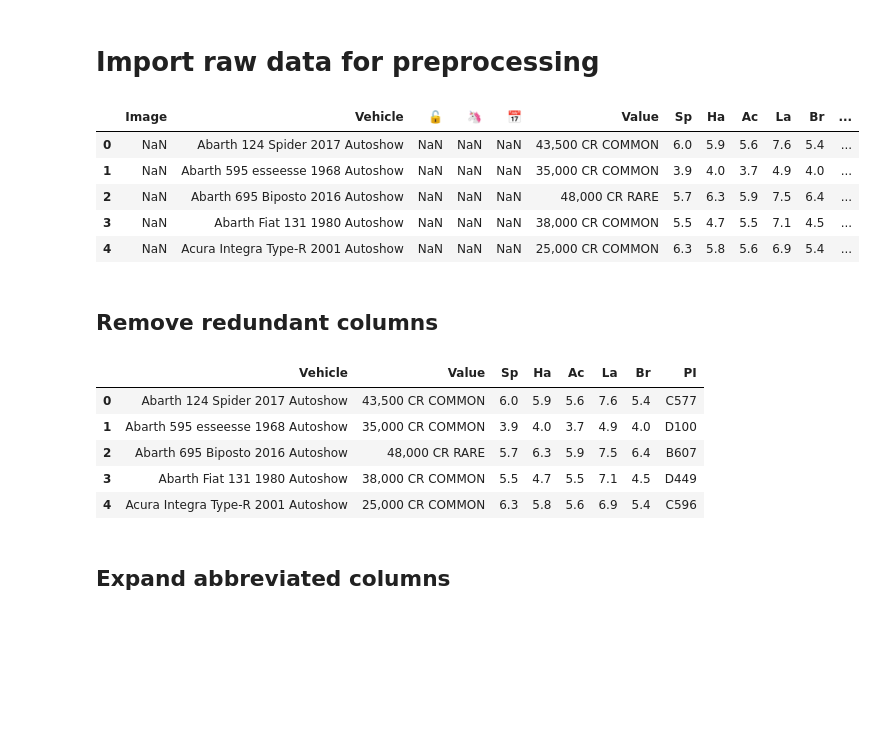
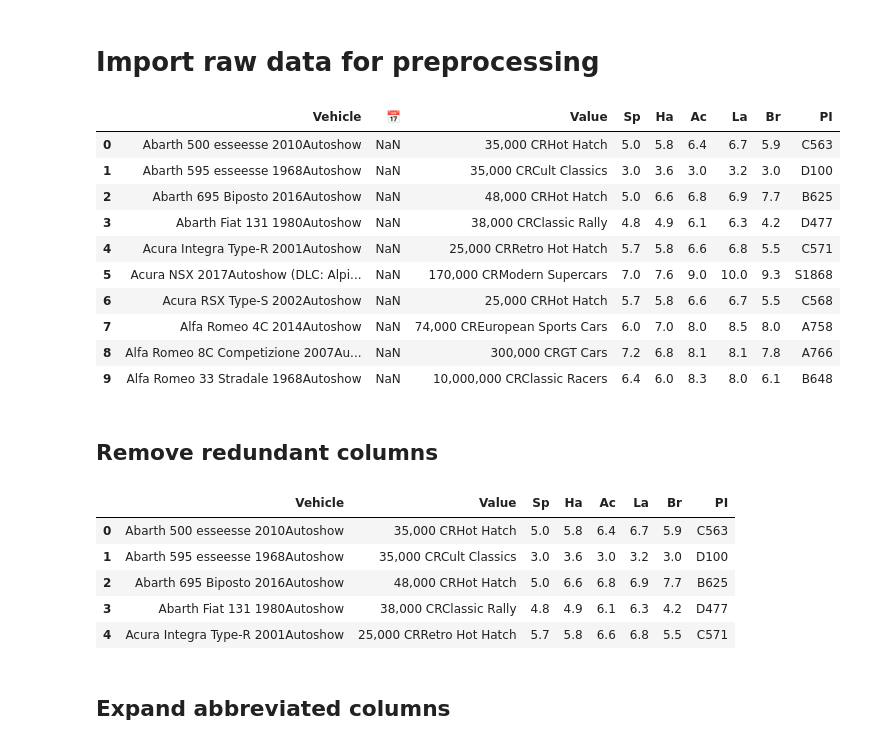
Before and after one commit to iaspidem/fh-cars-list, a Jupyter notebook: fh4-process.ipynb, the cells around one changed output. Cells and saved outputs as stored; diff of their text form; code cells hidden in the pictures; blank space fills up the shorter version.

```diff
--- a/fh4-process.ipynb
+++ b/fh4-process.ipynb
@@ -3,30 +3,35 @@ import pandas as pd
 # %% [markdown]
 # Import raw data for preprocessing
 # %%
-filename = "raw-website/FH4-cars-list"
-tables = pd.read_html(filename + ".htm")
+filename = "FH3-cars-list"
+tables = pd.read_html("raw-website/" + filename + ".htm")
 df = tables[1]
-df.head()
+df.head(10)
 # %% [output]
-|  | Image | Vehicle | 🔓 | 🦄 | 📅 | Value | Sp | Ha | Ac | La | Br | ... |
-| 0 | NaN | Abarth 124 Spider 2017 Autoshow | NaN | NaN | NaN | 43,500 CR COMMON | 6.0 | 5.9 | 5.6 | 7.6 | 5.4 | ... |
-| 1 | NaN | Abarth 595 esseesse 1968 Autoshow | NaN | NaN | NaN | 35,000 CR COMMON | 3.9 | 4.0 | 3.7 | 4.9 | 4.0 | ... |
-| 2 | NaN | Abarth 695 Biposto 2016 Autoshow | NaN | NaN | NaN | 48,000 CR RARE | 5.7 | 6.3 | 5.9 | 7.5 | 6.4 | ... |
-| 3 | NaN | Abarth Fiat 131 1980 Autoshow | NaN | NaN | NaN | 38,000 CR COMMON | 5.5 | 4.7 | 5.5 | 7.1 | 4.5 | ... |
-| 4 | NaN | Acura Integra Type-R 2001 Autoshow | NaN | NaN | NaN | 25,000 CR COMMON | 6.3 | 5.8 | 5.6 | 6.9 | 5.4 | ... |
+|  | Vehicle | 📅 | Value | Sp | Ha | Ac | La | Br | PI |
+| 0 | Abarth 500 esseesse 2010Autoshow | NaN | 35,000 CRHot Hatch | 5.0 | 5.8 | 6.4 | 6.7 | 5.9 | C563 |
+| 1 | Abarth 595 esseesse 1968Autoshow | NaN | 35,000 CRCult Classics | 3.0 | 3.6 | 3.0 | 3.2 | 3.0 | D100 |
+| 2 | Abarth 695 Biposto 2016Autoshow | NaN | 48,000 CRHot Hatch | 5.0 | 6.6 | 6.8 | 6.9 | 7.7 | B625 |
+| 3 | Abarth Fiat 131 1980Autoshow | NaN | 38,000 CRClassic Rally | 4.8 | 4.9 | 6.1 | 6.3 | 4.2 | D477 |
+| 4 | Acura Integra Type-R 2001Autoshow | NaN | 25,000 CRRetro Hot Hatch | 5.7 | 5.8 | 6.6 | 6.8 | 5.5 | C571 |
+| 5 | Acura NSX 2017Autoshow (DLC: Alpi... | NaN | 170,000 CRModern Supercars | 7.0 | 7.6 | 9.0 | 10.0 | 9.3 | S1868 |
+| 6 | Acura RSX Type-S 2002Autoshow | NaN | 25,000 CRHot Hatch | 5.7 | 5.8 | 6.6 | 6.7 | 5.5 | C568 |
+| 7 | Alfa Romeo 4C 2014Autoshow | NaN | 74,000 CREuropean Sports Cars | 6.0 | 7.0 | 8.0 | 8.5 | 8.0 | A758 |
+| 8 | Alfa Romeo 8C Competizione 2007Au... | NaN | 300,000 CRGT Cars | 7.2 | 6.8 | 8.1 | 8.1 | 7.8 | A766 |
+| 9 | Alfa Romeo 33 Stradale 1968Autoshow | NaN | 10,000,000 CRClassic Racers | 6.4 | 6.0 | 8.3 | 8.0 | 6.1 | B648 |
 # %% [markdown]
 ## Remove redundant columns
 # %%
-columns_to_drop = [0, 2, 3, 4]
+columns_to_drop = [1]
 df = df.drop(df.columns[columns_to_drop], axis=1)
 df.head()
 # %% [output]
 |  | Vehicle | Value | Sp | Ha | Ac | La | Br | PI |
-| 0 | Abarth 124 Spider 2017 Autoshow | 43,500 CR COMMON | 6.0 | 5.9 | 5.6 | 7.6 | 5.4 | C577 |
-| 1 | Abarth 595 esseesse 1968 Autoshow | 35,000 CR COMMON | 3.9 | 4.0 | 3.7 | 4.9 | 4.0 | D100 |
-| 2 | Abarth 695 Biposto 2016 Autoshow | 48,000 CR RARE | 5.7 | 6.3 | 5.9 | 7.5 | 6.4 | B607 |
-| 3 | Abarth Fiat 131 1980 Autoshow | 38,000 CR COMMON | 5.5 | 4.7 | 5.5 | 7.1 | 4.5 | D449 |
-| 4 | Acura Integra Type-R 2001 Autoshow | 25,000 CR COMMON | 6.3 | 5.8 | 5.6 | 6.9 | 5.4 | C596 |
+| 0 | Abarth 500 esseesse 2010Autoshow | 35,000 CRHot Hatch | 5.0 | 5.8 | 6.4 | 6.7 | 5.9 | C563 |
+| 1 | Abarth 595 esseesse 1968Autoshow | 35,000 CRCult Classics | 3.0 | 3.6 | 3.0 | 3.2 | 3.0 | D100 |
+| 2 | Abarth 695 Biposto 2016Autoshow | 48,000 CRHot Hatch | 5.0 | 6.6 | 6.8 | 6.9 | 7.7 | B625 |
+| 3 | Abarth Fiat 131 1980Autoshow | 38,000 CRClassic Rally | 4.8 | 4.9 | 6.1 | 6.3 | 4.2 | D477 |
+| 4 | Acura Integra Type-R 2001Autoshow | 25,000 CRRetro Hot Hatch | 5.7 | 5.8 | 6.6 | 6.8 | 5.5 | C571 |
 # %% [markdown]
 ## Expand abbreviated columns
 # %%
```
Also changed, not shown: parts of 64 cells of this notebook.
